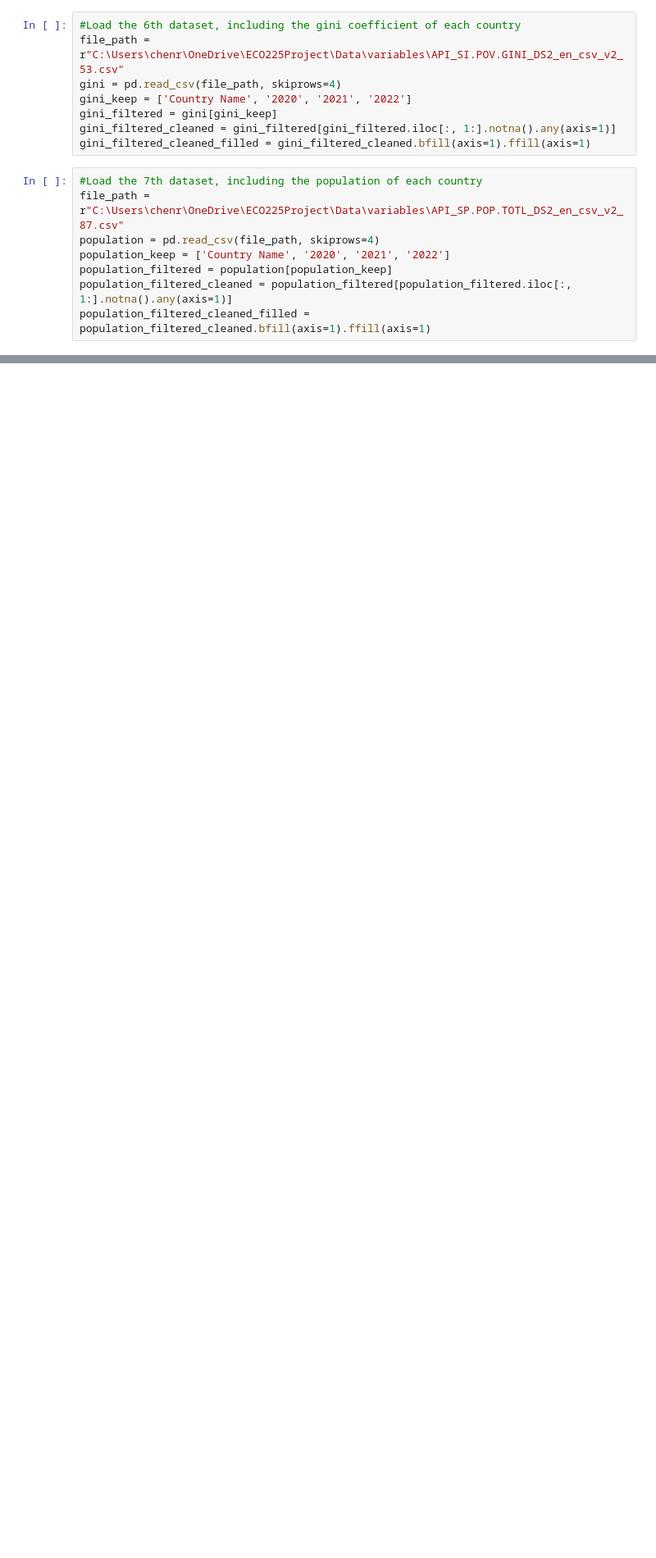
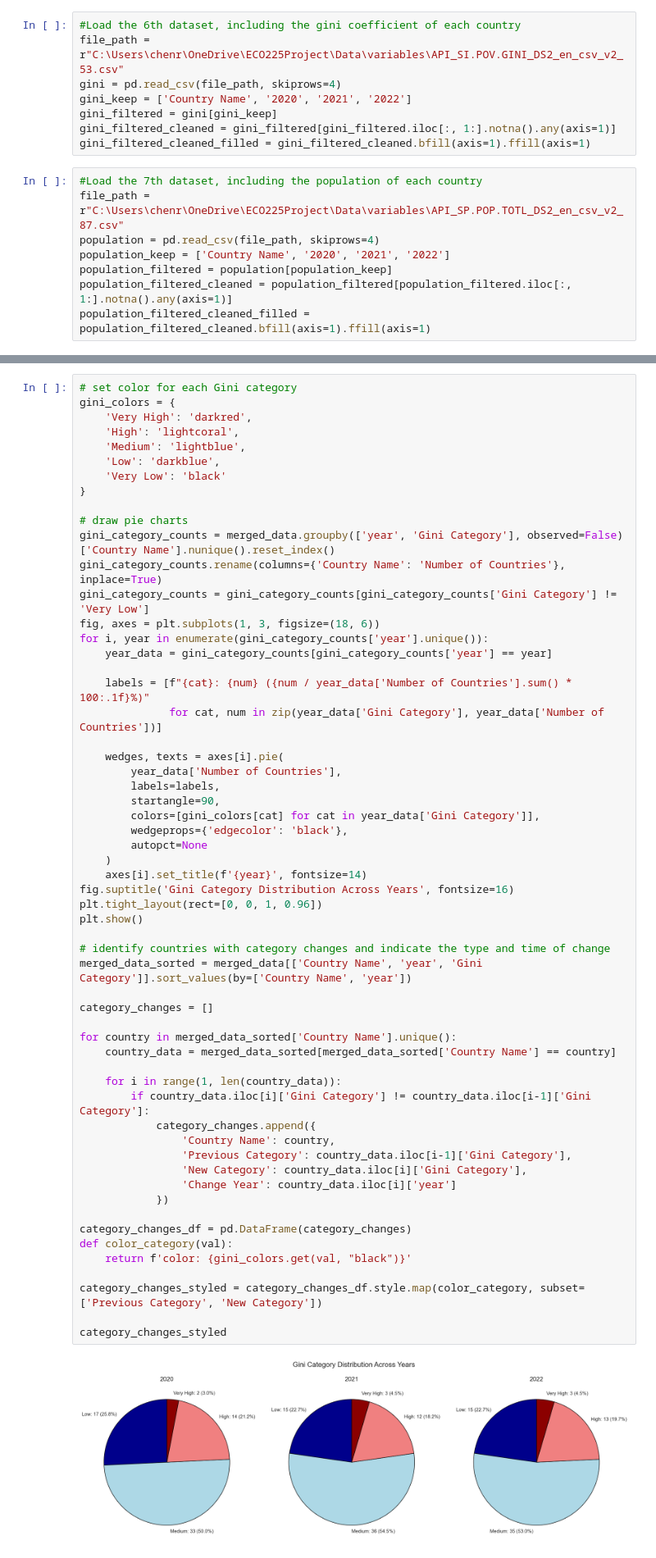
Before and after one commit to ECO225-W2025/eco225-project-code-RuofanChen3426, a Jupyter notebook: project_one.ipynb, the cells around one changed output, grey strips where cells are left out. Shown at 82% size. Cells and saved outputs as stored; diff of their text form; blank space fills up the shorter version.

```diff
--- a/project_one.ipynb
+++ b/project_one.ipynb
@@ -684,0 +284,60 @@ Although the visualization alone only shows that average income seems strongly c
+# %%
+# set color for each Gini category
+gini_colors = {
+    'Very High': 'darkred',
+    'High': 'lightcoral',
+    'Medium': 'lightblue',
+    'Low': 'darkblue',
+    'Very Low': 'black'
+}
+
+# draw pie charts
+gini_category_counts = merged_data.groupby(['year', 'Gini Category'], observed=False)['Country Name'].nunique().reset_index()
+gini_category_counts.rename(columns={'Country Name': 'Number of Countries'}, inplace=True)
+gini_category_counts = gini_category_counts[gini_category_counts['Gini Category'] != 'Very Low']
+fig, axes = plt.subplots(1, 3, figsize=(18, 6))
+for i, year in enumerate(gini_category_counts['year'].unique()):
+    year_data = gini_category_counts[gini_category_counts['year'] == year]
+
+    labels = [f"{cat}: {num} ({num / year_data['Number of Countries'].sum() * 100:.1f}%)"
+              for cat, num in zip(year_data['Gini Category'], year_data['Number of Countries'])]
+
+    wedges, texts = axes[i].pie(
+        year_data['Number of Countries'],
+        labels=labels,
+        startangle=90,
+        colors=[gini_colors[cat] for cat in year_data['Gini Category']],
+        wedgeprops={'edgecolor': 'black'},
+        autopct=None
+    )
+    axes[i].set_title(f'{year}', fontsize=14)
+fig.suptitle('Gini Category Distribution Across Years', fontsize=16)
+plt.tight_layout(rect=[0, 0, 1, 0.96])
+plt.show()
+
+# identify countries with category changes and indicate the type and time of change
+merged_data_sorted = merged_data[['Country Name', 'year', 'Gini Category']].sort_values(by=['Country Name', 'year'])
+
+category_changes = []
+
+for country in merged_data_sorted['Country Name'].unique():
+    country_data = merged_data_sorted[merged_data_sorted['Country Name'] == country]
+
+    for i in range(1, len(country_data)):
+        if country_data.iloc[i]['Gini Category'] != country_data.iloc[i-1]['Gini Category']:
+            category_changes.append({
+                'Country Name': country,
+                'Previous Category': country_data.iloc[i-1]['Gini Category'],
+                'New Category': country_data.iloc[i]['Gini Category'],
+                'Change Year': country_data.iloc[i]['year']
+            })
+
+category_changes_df = pd.DataFrame(category_changes)
+def color_category(val):
+    return f'color: {gini_colors.get(val, "black")}'
+
+category_changes_styled = category_changes_df.style.map(color_category, subset=['Previous Category', 'New Category'])
+
+category_changes_styled
+# %% [output]
+[figure, added]
```
Also changed, not shown: parts of 151 cells of this notebook, 1 other file.
